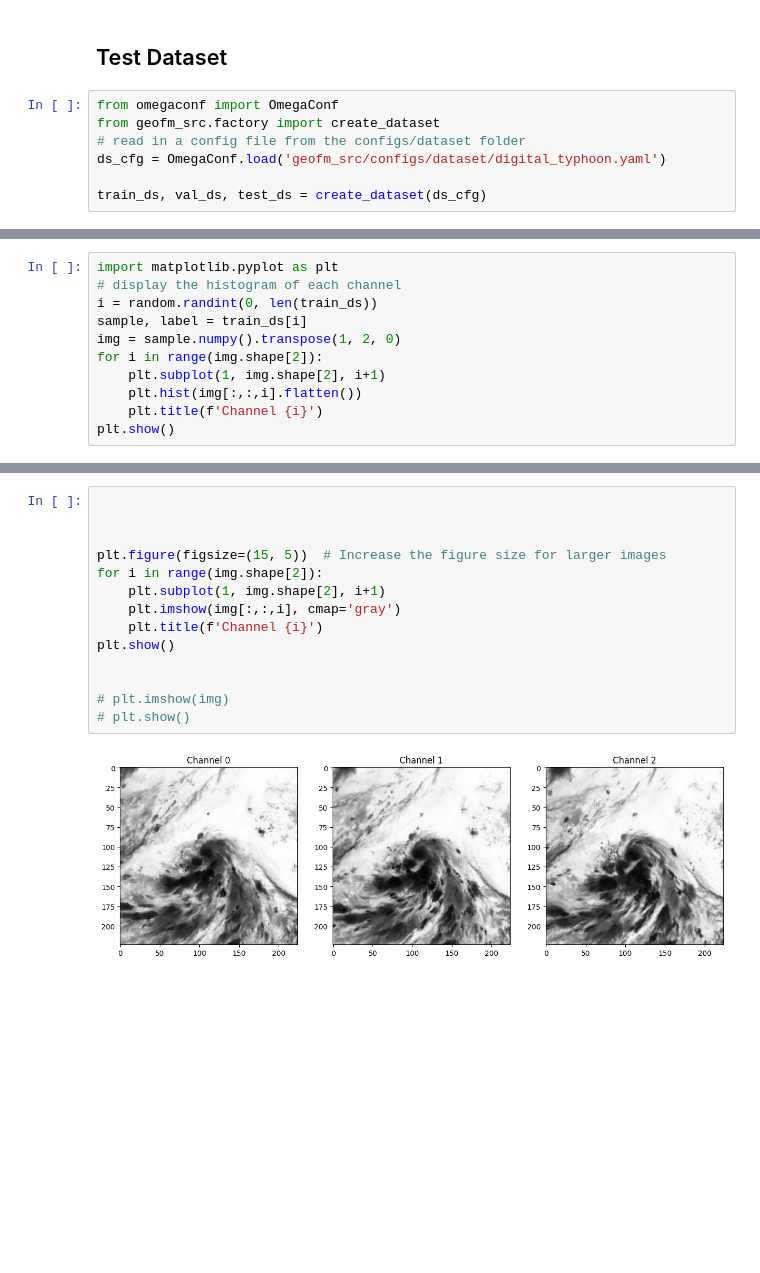
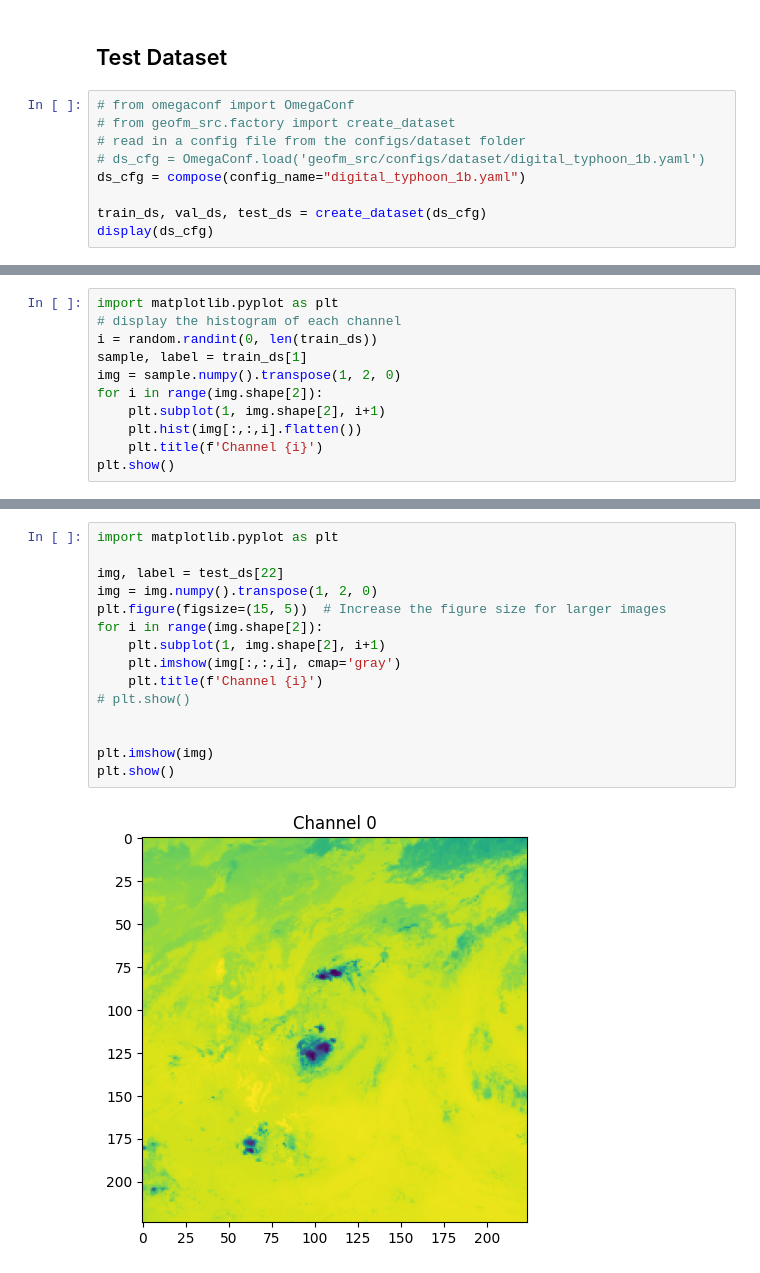
Before and after one commit to ando-shah/fm-playground, a Jupyter notebook: notebooks/test_digital_typhoon.ipynb, the cells around one changed output, grey strips where cells are left out. Cells and saved outputs as stored; diff of their text form; blank space fills up the shorter version.

```diff
--- a/notebooks/test_digital_typhoon.ipynb
+++ b/notebooks/test_digital_typhoon.ipynb
@@ -22,10 +41,12 @@ Adding / to sys.path
 # %% [markdown]
 ## Test Dataset
 # %%
-from omegaconf import OmegaConf
-from geofm_src.factory import create_dataset
+# from omegaconf import OmegaConf
+# from geofm_src.factory import create_dataset
 # read in a config file from the configs/dataset folder
-ds_cfg = OmegaConf.load('geofm_src/configs/dataset/digital_typhoon.yaml')
+# ds_cfg = OmegaConf.load('geofm_src/configs/dataset/digital_typhoon_1b.yaml')
+ds_cfg = compose(config_name="digital_typhoon_1b.yaml")
 
 train_ds, val_ds, test_ds = create_dataset(ds_cfg)
+display(ds_cfg)
 # %% [output]
@@ -45,7 +73,7 @@ sample.shape, label
 import matplotlib.pyplot as plt
 # display the histogram of each channel
 i = random.randint(0, len(train_ds))
-sample, label = train_ds[i]
+sample, label = train_ds[1]
 img = sample.numpy().transpose(1, 2, 0)
 for i in range(img.shape[2]):
     plt.subplot(1, img.shape[2], i+1)
@@ -57,16 +85,17 @@ plt.show()
 # %%
+import matplotlib.pyplot as plt
 
-
-
+img, label = test_ds[22]
+img = img.numpy().transpose(1, 2, 0)
 plt.figure(figsize=(15, 5))  # Increase the figure size for larger images
 for i in range(img.shape[2]):
     plt.subplot(1, img.shape[2], i+1)
     plt.imshow(img[:,:,i], cmap='gray')
     plt.title(f'Channel {i}')
-plt.show()
+# plt.show()
 
 
-# plt.imshow(img)
-# plt.show()
+plt.imshow(img)
+plt.show()
 # %% [output]
-[figure, old version]
+[figure, new version]
```
Also changed, not shown: parts of 7 cells of this notebook, 4 other files.
